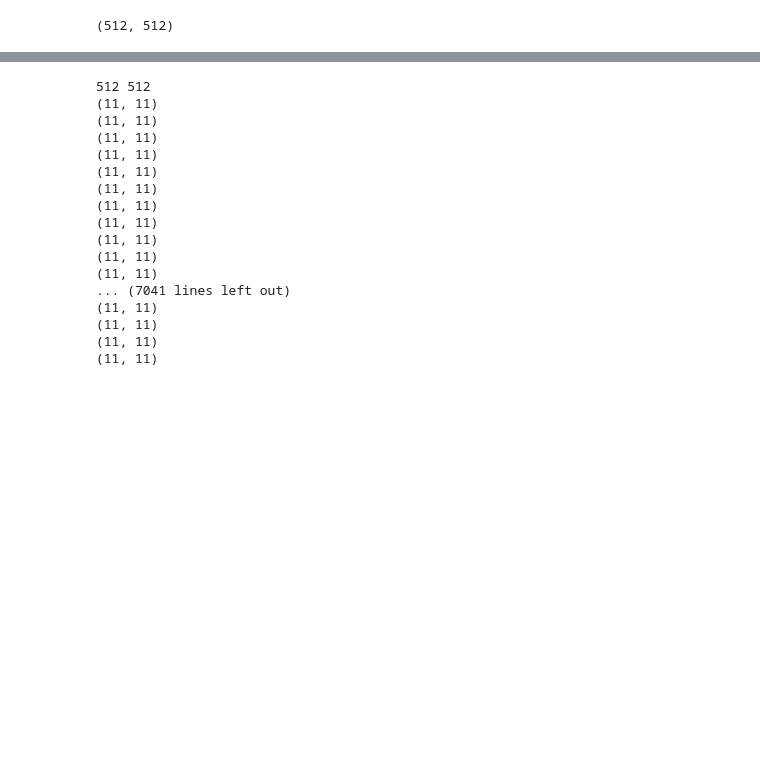
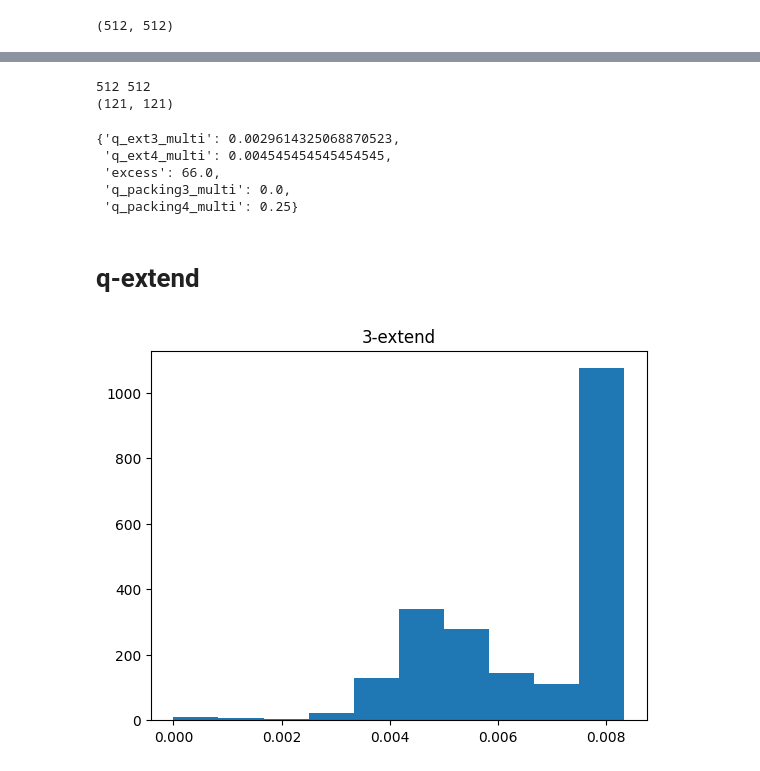
Before and after one commit to Eldadkro/ShapeOfData, a Jupyter notebook: pictures.ipynb, the cells around one changed output, grey strips where cells are left out. Cells and saved outputs as stored; diff of their text form; code cells hidden in the pictures; blank space fills up the shorter version.

Commit message:
finished pictures histograms for Lana

```diff
--- a/pictures.ipynb
+++ b/pictures.ipynb
@@ -26,7 +75,20 @@ pp.imshow(img_gs,cmap="gray")
 <matplotlib.image.AxesImage at 0x...>
 [figure]
 # %%
-img_array = np.array(img_gs)
+img_array = np.array(img_gs,dtype="double")
 img_array.shape
 # %% [output]
 (512, 512)
+# %%
+block_size = 11
+m,n = img_array.shape
+print(m,n)
+res = []
+for y in range(0, m-block_size,block_size):
+    for x in range(0, n-block_size,block_size):
+        block = img_array[y:y+block_size, x:x+block_size]
+        weight_matrix = gtl.convert_block_to_weighted_graph(block)
+        G = nx.from_numpy_array(weight_matrix)
+        res.append(test(G))
+        if(len(res)%10 == 0):
+            print(len(res))
@@ -34,26 +114,39 @@ img_array.shape
 block_size = 11
 m,n = img_array.shape
 print(m,n)
-for y in range(0, m-block_size,6):
-    for x in range(0, n-block_size,6):
+for y in range(0, 1,6):
+    for x in range(0, 1,6):
         block = img_array[y:y+block_size, x:x+block_size]
-        print(block.shape)
-        # pp.imshow(block,cmap="gray")
+        weight_matrix = gtl.convert_block_to_weighted_graph(block)
+        print(weight_matrix.shape)
+        G = nx.from_numpy_array(weight_matrix)
+        test(G)
 # %% [output]
 512 512
-(11, 11)
-(11, 11)
-(11, 11)
-(11, 11)
-(11, 11)
-(11, 11)
-(11, 11)
-(11, 11)
-(11, 11)
-(11, 11)
-(11, 11)
-... (7041 lines left out)
-(11, 11)
-(11, 11)
-(11, 11)
-(11, 11)
+(121, 121)
+# %%
+res[0]
+# %% [output]
+{'q_ext3_multi': 0.0029614325068870523,
+ 'q_ext4_multi': 0.004545454545454545,
+ 'excess': 66.0,
+ 'q_packing3_multi': 0.0,
+ 'q_packing4_multi': 0.25}
+# %% [markdown]
+# q-extend
+# %%
+ext_3 = []
+ext_4 = []
+for r in res:
+    ext_3.append(r["q_ext3_multi"])
+    ext_4.append(r["q_ext4_multi"])
+# %%
+import matplotlib.pyplot as plt
+
+counts, bins = np.histogram(ext_3)
+
+plt.hist(bins[:-1], bins, weights=counts)
+plt.title("3-extend")
+plt.show()
+# %% [output]
+[figure, added]
```
Also changed, not shown: parts of 12 cells of this notebook, 6 other files.
